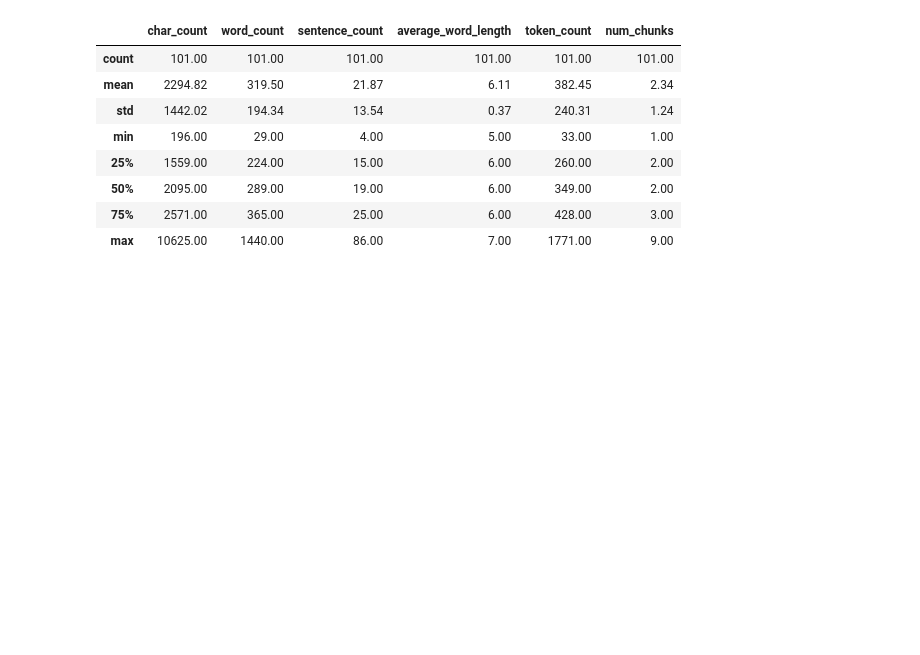
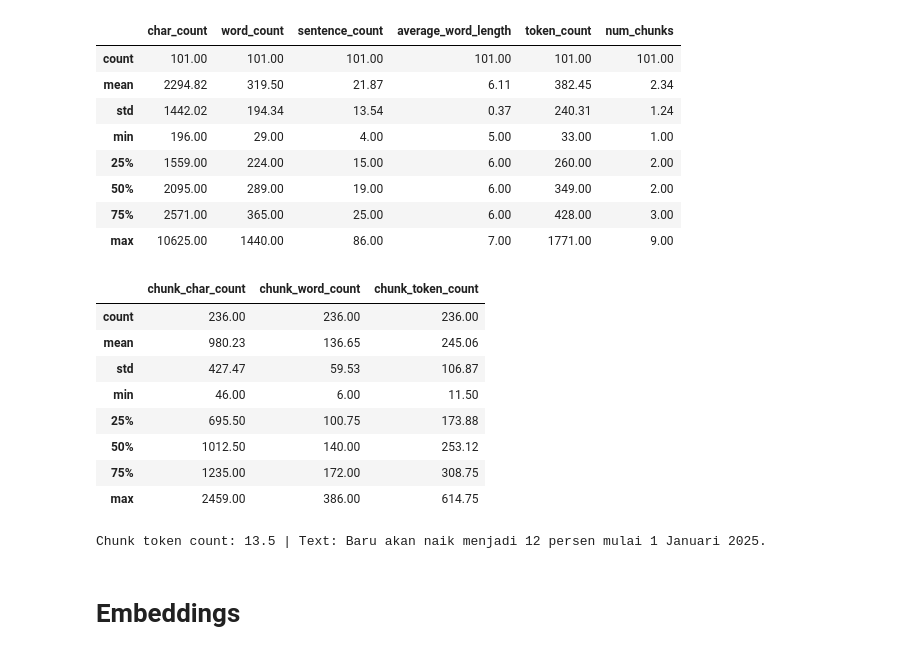
Before and after one commit to rioooranteai/Project-RAG-PPN12, a Jupyter notebook: Code/RAG_CurriculumEcho.ipynb, the cells around one changed output. Cells and saved outputs as stored; diff of their text form; code cells hidden in the pictures; blank space fills up the shorter version.

```diff
--- a/Code/RAG_CurriculumEcho.ipynb
+++ b/Code/RAG_CurriculumEcho.ipynb
@@ -172,3 +230,39 @@ df.describe().round(2)
 | 50% | 2095.00 | 289.00 | 19.00 | 6.00 | 349.00 | 2.00 |
 | 75% | 2571.00 | 365.00 | 25.00 | 6.00 | 428.00 | 3.00 |
 | max | 10625.00 | 1440.00 | 86.00 | 7.00 | 1771.00 | 9.00 |
+# %%
+pages_and_chunks = []
+for index, data in df.iterrows():
+    for chunk in data['sentence_chunks']:
+        chunk_dict = {}
+        chunk_dict["title"] = data["title"]
+
+        joined_sentence_chunk = "".join(chunk).replace("  ", " ").strip()
+        joined_sentence_chunk = re.sub(r'\.([A-Z])', r'. \1', joined_sentence_chunk)
+        chunk_dict["sentence_chunk"] = joined_sentence_chunk
+
+        chunk_dict["chunk_char_count"] = len(joined_sentence_chunk)
+        chunk_dict["chunk_word_count"] = len([word for word in joined_sentence_chunk.split(" ")])
+        chunk_dict["chunk_token_count"] = len(joined_sentence_chunk) / 4
+
+        pages_and_chunks.append(chunk_dict)
+
+pages_and_chunks_df = pd.DataFrame(pages_and_chunks)
+# %%
+pages_and_chunks_df.describe().round(2)
+# %% [output]
+|  | chunk_char_count | chunk_word_count | chunk_token_count |
+| count | 236.00 | 236.00 | 236.00 |
+| mean | 980.23 | 136.65 | 245.06 |
+| std | 427.47 | 59.53 | 106.87 |
+| min | 46.00 | 6.00 | 11.50 |
+| 25% | 695.50 | 100.75 | 173.88 |
+| 50% | 1012.50 | 140.00 | 253.12 |
+| 75% | 1235.00 | 172.00 | 308.75 |
+| max | 2459.00 | 386.00 | 614.75 |
+# %%
+min_token_length = 30
+for row in pages_and_chunks_df[pages_and_chunks_df["chunk_token_count"] <= min_token_length].sample().iterrows():
+    print(f'Chunk token count: {row[1]["chunk_token_count"]} | Text: {row[1]["sentence_chunk"]}')
+# %% [output]
+Chunk token count: 13.5 | Text: Baru akan naik menjadi 12 persen mulai 1 Januari 2025.
@@ -174,0 +271,2 @@ df.describe().round(2)
+# %% [markdown]
+# **Embeddings**
```
Also changed, not shown: parts of 15 cells of this notebook.
